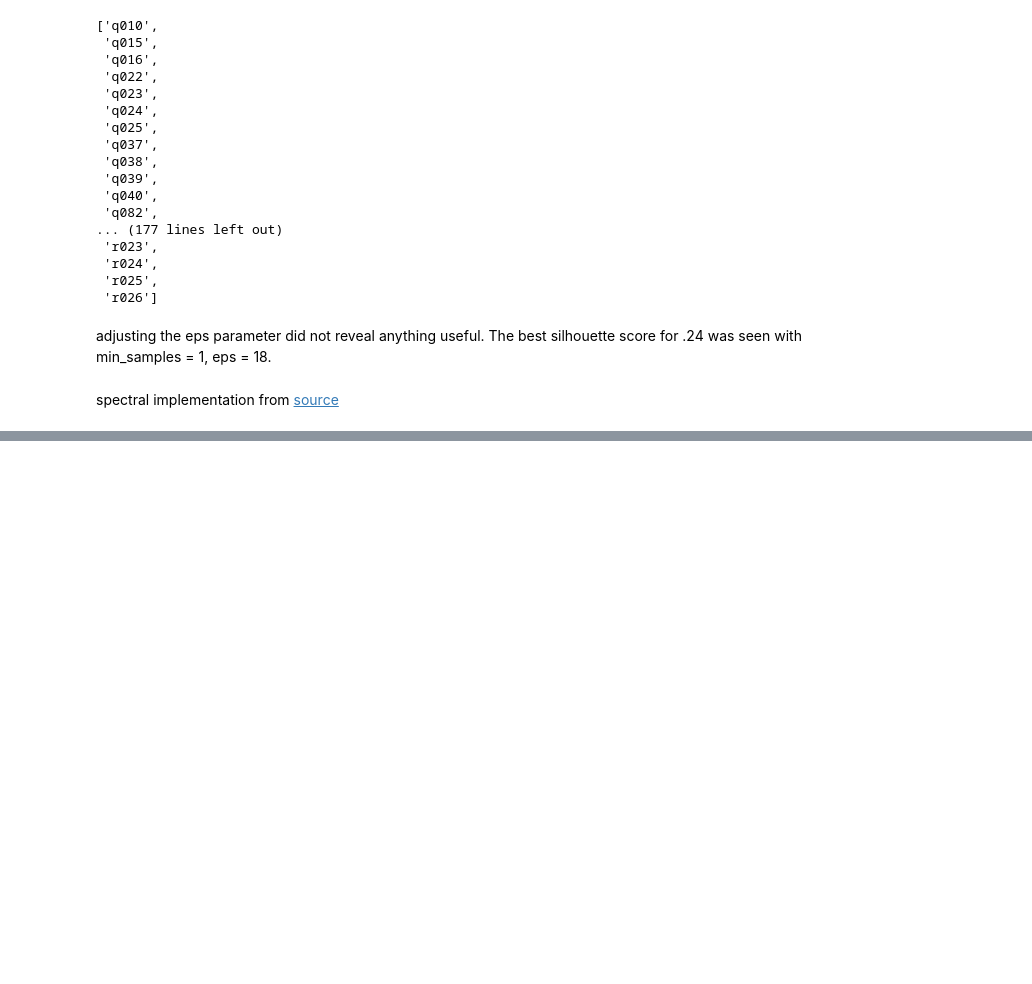
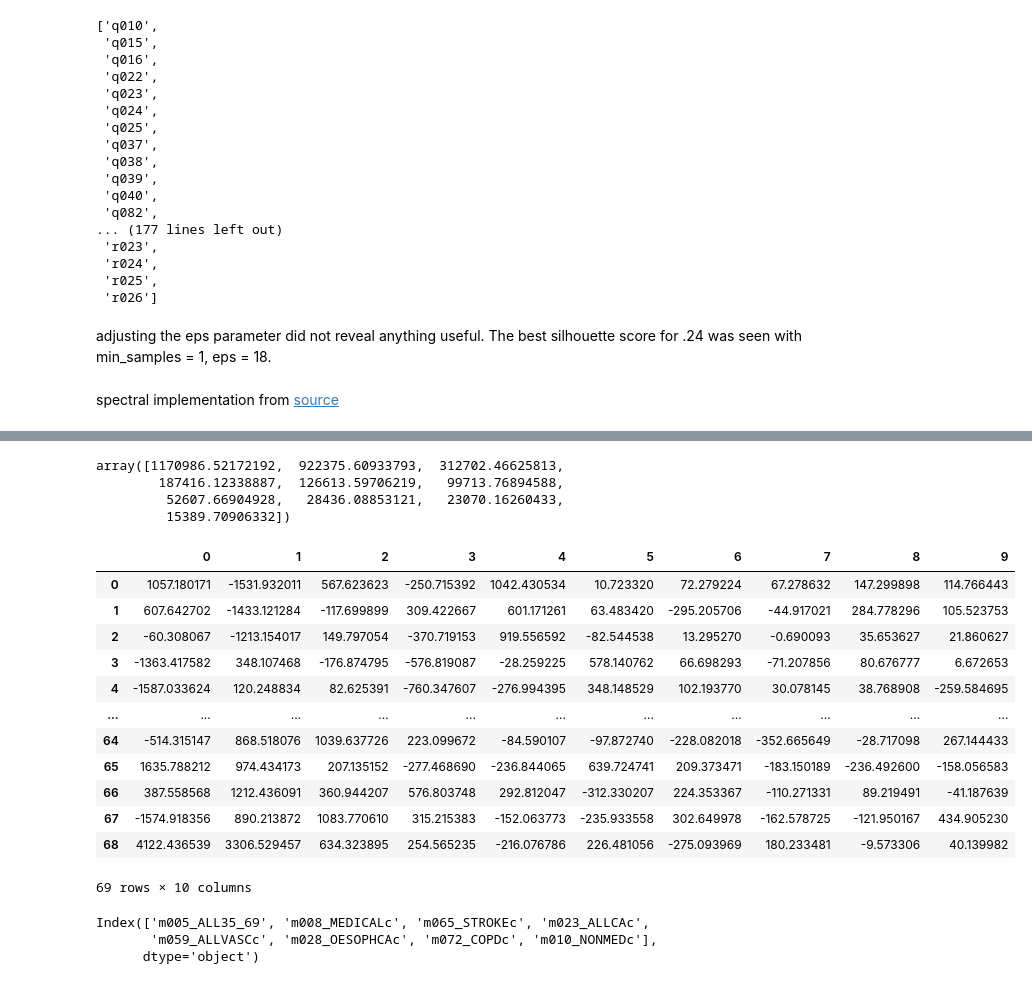
Before and after one commit to colbytse/community_health_project, a Jupyter notebook: modeling_wm.ipynb, the cells around one changed output, grey strips where cells are left out. Drawn from its saved outputs; the diff is of its cells as text; code cells hidden in the pictures; blank space fills up the shorter version.

```diff
--- a/modeling_wm.ipynb
+++ b/modeling_wm.ipynb
@@ -344,0 +333,2 @@ silhouette_score(bat_km_sc,y_pred_sc)
+# %%
+pca = PCA(n_components = 10)
@@ -344,0 +339,2 @@ silhouette_score(bat_km_sc,y_pred_sc)
+# %%
+bat_predictors = bat_km[[col for col in bat_km.columns if not col.startswith('m')]].select_dtypes(exclude = 'object')
@@ -344,0 +345,2 @@ silhouette_score(bat_km_sc,y_pred_sc)
+# %%
+z_pred = pca.fit_transform(bat_predictors)
@@ -344,0 +349,7 @@ silhouette_score(bat_km_sc,y_pred_sc)
+# %%
+pca.explained_variance_
+# %% [output]
+array([1170986.52172192,  922375.60933793,  312702.46625813,
+        187416.12338887,  126613.59706219,   99713.76894588,
+         52607.66904928,   28436.08853121,   23070.16260433,
+         15389.70906332])
@@ -344,0 +360,18 @@ silhouette_score(bat_km_sc,y_pred_sc)
+# %%
+Z_df = pd.DataFrame(z_pred)
+# %%
+Z_df
+# %% [output]
+|  | 0 | 1 | 2 | 3 | 4 | 5 | 6 | 7 | 8 | 9 |
+| 0 | 1057.180171 | -1531.932011 | 567.623623 | -250.715392 | 1042.430534 | 10.723320 | 72.279224 | 67.278632 | 147.299898 | 114.766443 |
+| 1 | 607.642702 | -1433.121284 | -117.699899 | 309.422667 | 601.171261 | 63.483420 | -295.205706 | -44.917021 | 284.778296 | 105.523753 |
+| 2 | -60.308067 | -1213.154017 | 149.797054 | -370.719153 | 919.556592 | -82.544538 | 13.295270 | -0.690093 | 35.653627 | 21.860627 |
+| 3 | -1363.417582 | 348.107468 | -176.874795 | -576.819087 | -28.259225 | 578.140762 | 66.698293 | -71.207856 | 80.676777 | 6.672653 |
+| 4 | -1587.033624 | 120.248834 | 82.625391 | -760.347607 | -276.994395 | 348.148529 | 102.193770 | 30.078145 | 38.768908 | -259.584695 |
+| ... | ... | ... | ... | ... | ... | ... | ... | ... | ... | ... |
+| 64 | -514.315147 | 868.518076 | 1039.637726 | 223.099672 | -84.590107 | -97.872740 | -228.082018 | -352.665649 | -28.717098 | 267.144433 |
+| 65 | 1635.788212 | 974.434173 | 207.135152 | -277.468690 | -236.844065 | 639.724741 | 209.373471 | -183.150189 | -236.492600 | -158.056583 |
+| 66 | 387.558568 | 1212.436091 | 360.944207 | 576.803748 | 292.812047 | -312.330207 | 224.353367 | -110.271331 | 89.219491 | -41.187639 |
+| 67 | -1574.918356 | 890.213872 | 1083.770610 | 315.215383 | -152.063773 | -235.933558 | 302.649978 | -162.578725 | -121.950167 | 434.905230 |
+| 68 | 4122.436539 | 3306.529457 | 634.323895 | 254.565235 | -216.076786 | 226.481056 | -275.093969 | 180.233481 | -9.573306 | 40.139982 |
+69 rows × 10 columns
@@ -344,0 +380,6 @@ silhouette_score(bat_km_sc,y_pred_sc)
+# %%
+mort_df. columns
+# %% [output]
+Index(['m005_ALL35_69', 'm008_MEDICALc', 'm065_STROKEc', 'm023_ALLCAc',
+       'm059_ALLVASCc', 'm028_OESOPHCAc', 'm072_COPDc', 'm010_NONMEDc'],
+      dtype='object')
```
Also changed, not shown: parts of 36 cells of this notebook, 1 other file.
